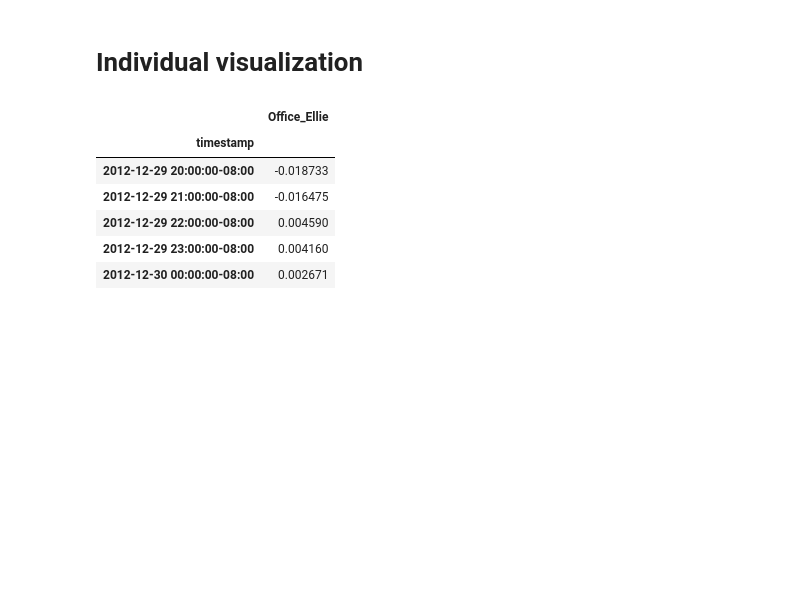
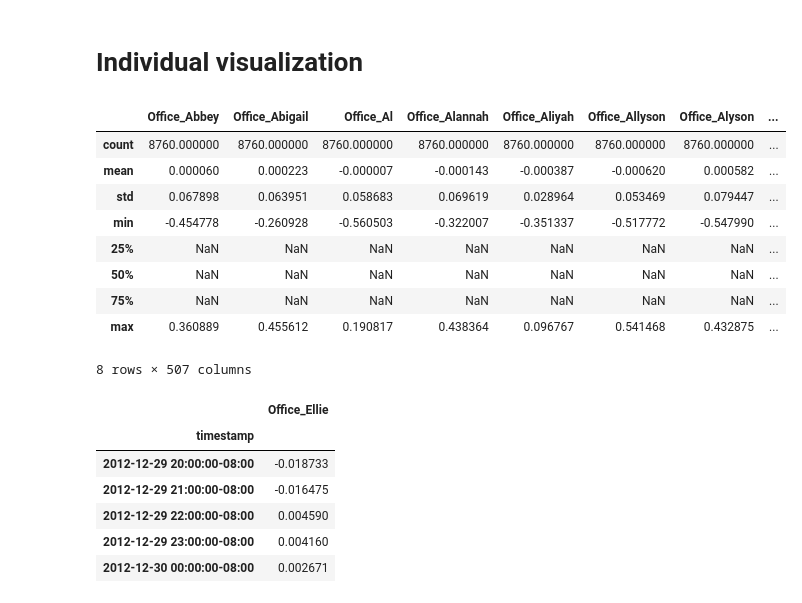
Before and after one commit to buds-lab/the-building-data-genome-project, a Jupyter notebook: notebooks/01_Loadshape Visualizations.ipynb, the cells around one changed output. Saved outputs shown, nothing was run; the diff lists cells and outputs as text; code cells hidden in the pictures; blank space fills up the shorter version.

```diff
--- a/notebooks/01_Loadshape Visualizations.ipynb
+++ b/notebooks/01_Loadshape Visualizations.ipynb
@@ -37,6 +37,19 @@ temp = pd.read_csv(os.path.join(repos_path,"data/raw/temp_open_utc.csv"), index_
 #meta.head()
 # %%
 temp_residuals_normalized = (temp_gapsfilled - temp_loadshape_predicted) / temp_gapsfilled.max()
+# %%
+temp_residuals_normalized.describe()
+# %% [output]
+|  | Office_Abbey | Office_Abigail | Office_Al | Office_Alannah | Office_Aliyah | Office_Allyson | Office_Alyson | ... |
+| count | 8760.000000 | 8760.000000 | 8760.000000 | 8760.000000 | 8760.000000 | 8760.000000 | 8760.000000 | ... |
+| mean | 0.000060 | 0.000223 | -0.000007 | -0.000143 | -0.000387 | -0.000620 | 0.000582 | ... |
+| std | 0.067898 | 0.063951 | 0.058683 | 0.069619 | 0.028964 | 0.053469 | 0.079447 | ... |
+| min | -0.454778 | -0.260928 | -0.560503 | -0.322007 | -0.351337 | -0.517772 | -0.547990 | ... |
+| 25% | NaN | NaN | NaN | NaN | NaN | NaN | NaN | ... |
+| 50% | NaN | NaN | NaN | NaN | NaN | NaN | NaN | ... |
+| 75% | NaN | NaN | NaN | NaN | NaN | NaN | NaN | ... |
+| max | 0.360889 | 0.455612 | 0.190817 | 0.438364 | 0.096767 | 0.541468 | 0.432875 | ... |
+8 rows × 507 columns
 # %%
 def get_individual_data(temp, meta, building):
     timezone = meta.T[building].timezone
```
Also changed, not shown: 51 other files.
